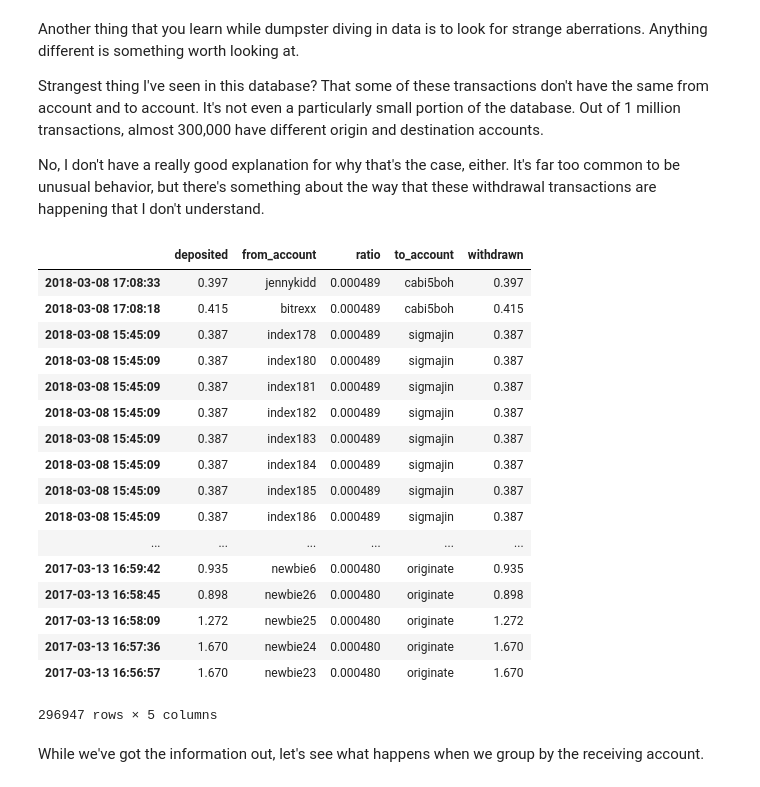
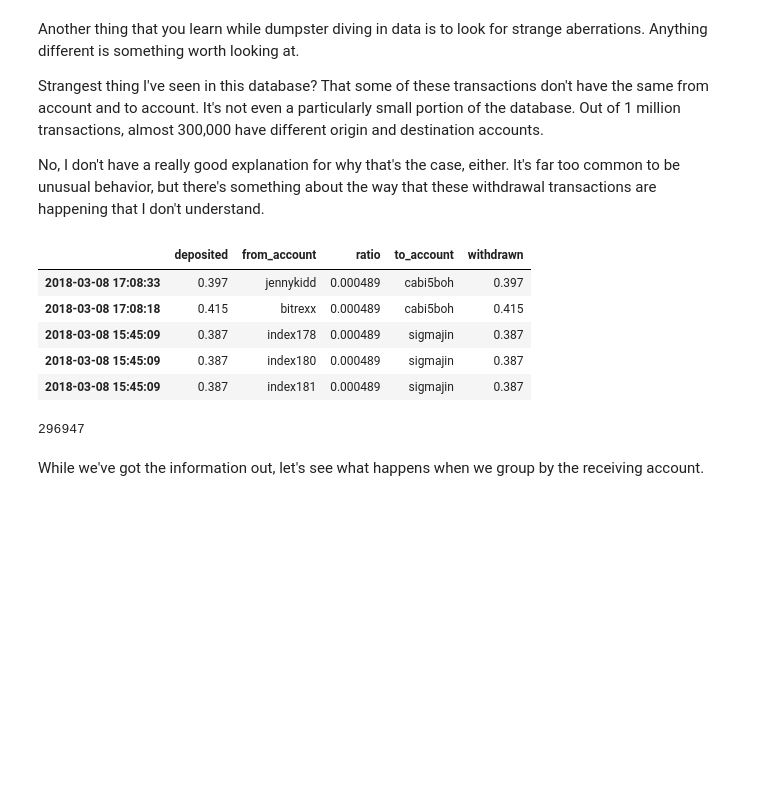
Before and after one commit to SquidLord/Steem-Per-Vests-Over-Time, a Jupyter notebook: Steem-Per-Mvests Over Time.ipynb, the cells around one changed output. Saved outputs shown, nothing was run; the diff lists cells and outputs as text; code cells hidden in the pictures; blank space fills up the shorter version.

```diff
--- a/Steem-Per-Mvests Over Time.ipynb
+++ b/Steem-Per-Mvests Over Time.ipynb
@@ -249,26 +241,18 @@ No, I don't have a really good explanation for why that's the case, either. It's
 # %%
 MultData = Data[(Data['from_account'] != Data['to_account'])]
 # %%
-MultData
+MultData.head()
 # %% [output]
 |  | deposited | from_account | ratio | to_account | withdrawn |
 | 2018-03-08 17:08:33 | 0.397 | jennykidd | 0.000489 | cabi5boh | 0.397 |
 | 2018-03-08 17:08:18 | 0.415 | bitrexx | 0.000489 | cabi5boh | 0.415 |
 | 2018-03-08 15:45:09 | 0.387 | index178 | 0.000489 | sigmajin | 0.387 |
 | 2018-03-08 15:45:09 | 0.387 | index180 | 0.000489 | sigmajin | 0.387 |
 | 2018-03-08 15:45:09 | 0.387 | index181 | 0.000489 | sigmajin | 0.387 |
-| 2018-03-08 15:45:09 | 0.387 | index182 | 0.000489 | sigmajin | 0.387 |
-| 2018-03-08 15:45:09 | 0.387 | index183 | 0.000489 | sigmajin | 0.387 |
-| 2018-03-08 15:45:09 | 0.387 | index184 | 0.000489 | sigmajin | 0.387 |
-| 2018-03-08 15:45:09 | 0.387 | index185 | 0.000489 | sigmajin | 0.387 |
-| 2018-03-08 15:45:09 | 0.387 | index186 | 0.000489 | sigmajin | 0.387 |
-| ... | ... | ... | ... | ... | ... |
-| 2017-03-13 16:59:42 | 0.935 | newbie6 | 0.000480 | originate | 0.935 |
-| 2017-03-13 16:58:45 | 0.898 | newbie26 | 0.000480 | originate | 0.898 |
-| 2017-03-13 16:58:09 | 1.272 | newbie25 | 0.000480 | originate | 1.272 |
-| 2017-03-13 16:57:36 | 1.670 | newbie24 | 0.000480 | originate | 1.670 |
-| 2017-03-13 16:56:57 | 1.670 | newbie23 | 0.000480 | originate | 1.670 |
-296947 rows × 5 columns
+# %%
+len(MultData)
+# %% [output]
+296947
 # %% [markdown]
 While we've got the information out, let's see what happens when we group by the receiving account.
 # %%
```
Also changed, not shown: parts of 23 cells of this notebook, 5 other files.
